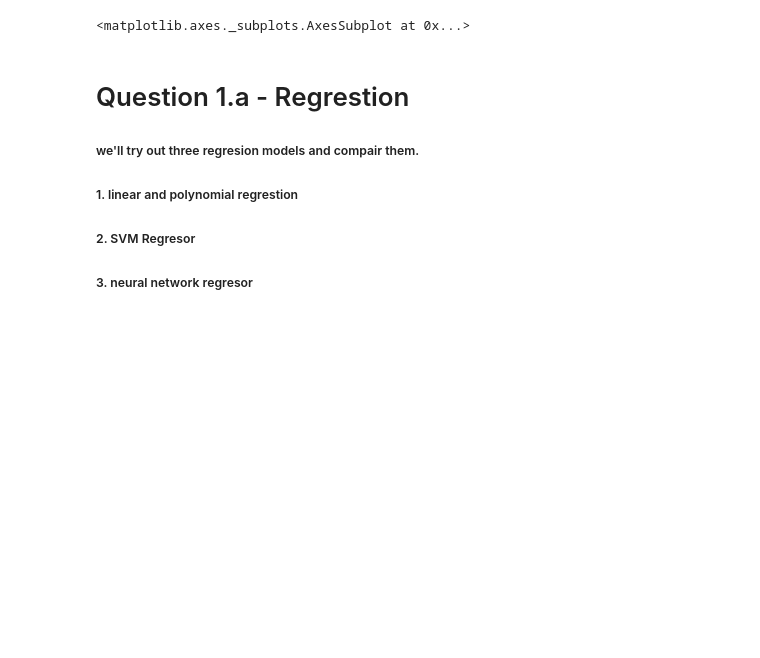
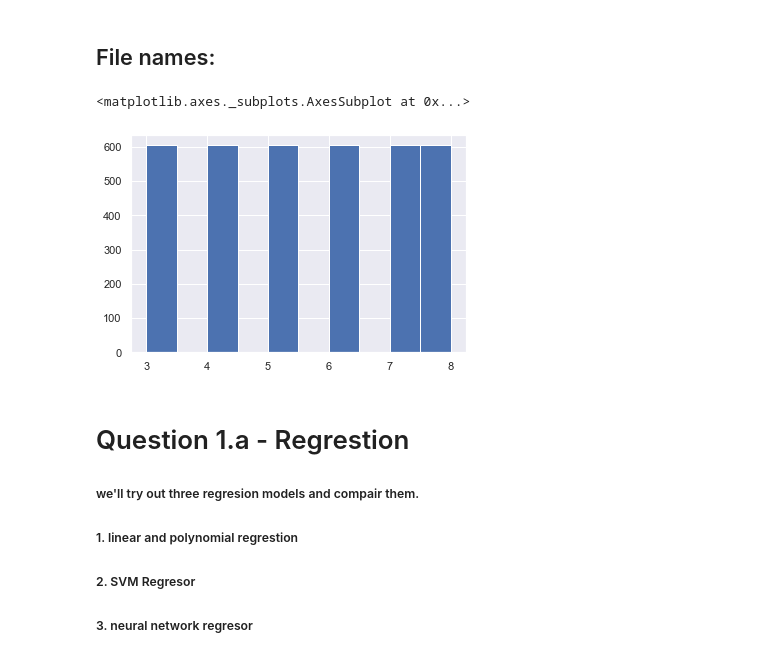
Before and after one commit to netanelGinish/AI_Introduction, a Jupyter notebook: Main Notebook.ipynb, the cells around one changed output. Drawn from its saved outputs; the diff is of its cells as text; code cells hidden in the pictures; blank space fills up the shorter version.

```diff
--- a/Main Notebook.ipynb
+++ b/Main Notebook.ipynb
@@ -135,3 +135,5 @@ np.set_printoptions(threshold=np.inf)
 #             annot=True,
 #             fmt=".2f")
 # plt.show()
+# %% [markdown]
+## File names:
@@ -138,17 +151,17 @@ np.set_printoptions(threshold=np.inf)
 # %%
-File_name = 'normalized_clean_data_red.csv'
-# File_name = 'normalized_clean_data_white.csv'
+%matplotlib inline
 
 data = pd.read_csv(File_name)
 X = data.drop(['quality'], axis=1)
 Y = data['quality']
 data.head()
 
 X_train, X_test, Y_train, Y_test = train_test_split(X, Y, test_size=0.20, random_state=42)
 
 Y.hist()
 # %% [output]
 <matplotlib.axes._subplots.AxesSubplot at 0x...>
+[figure, added]
 # %% [markdown]
 # Question 1.a - Regrestion
 ##### we'll try out three regresion models and compair them.
```
Also changed, not shown: parts of 34 cells of this notebook.
